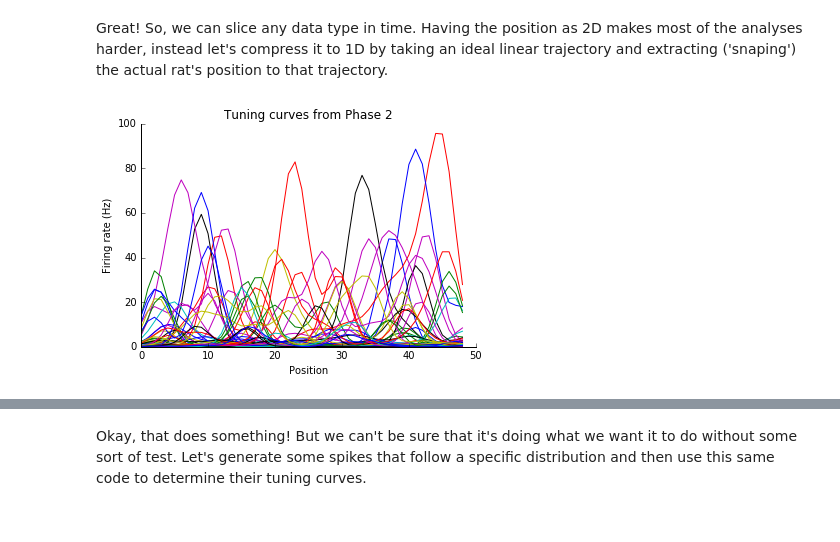
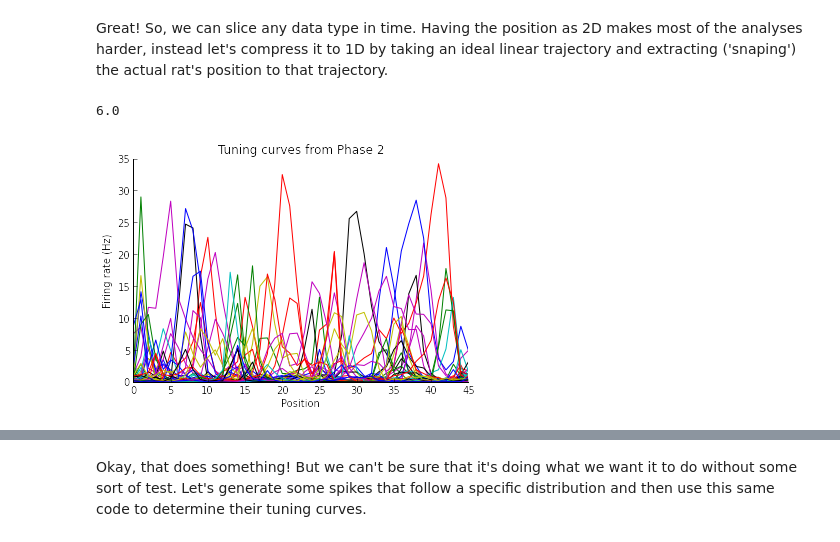
Before and after one commit to emirvine/psyc-179, a Jupyter notebook: tuning_curves.ipynb, the cells around one changed output, grey strips where cells are left out. Cells and saved outputs as stored; diff of their text form; code cells hidden in the pictures.

Commit message:
Working tuning curves in Python

```diff
--- a/tuning_curves.ipynb
+++ b/tuning_curves.ipynb
@@ -258,14 +258,14 @@ for neuron in range(len(spikes['time'])):
         phase_spikes['time'].append(time_slice(spikes['time'][neuron], t_start, t_stop))
 assert len(phase_spikes['time']) == len(spikes['time'])
 # %%
-def tuning_curve(position_z, spike_times, num_bins=100, sampling_rate=1/30.0, gaussian_shape=4):
+def tuning_curve(position_z, spike_times, num_bins=100, sampling_rate=1/30.0):
     linear_start = np.min(position_z['position'])
     linear_stop = np.max(position_z['position'])
     binned_spikes = np.zeros(num_bins)
     bin_edges = np.linspace(linear_start, linear_stop, num=num_bins)
     bin_centers = np.array((bin_edges[1:] + bin_edges[:-1]) / 2.)
     tc = []
-    gauss_tc = []
+#     gauss_tc = []
     occupancy = np.zeros(len(bin_centers))
     for pos in position_z['position']:
         pos_idx = find_nearest_idx(bin_centers, pos)
@@ -277,10 +277,9 @@ def tuning_curve(position_z, spike_times, num_bins=100, sampling_rate=1/30.0, ga
             assigned_bin = find_nearest_idx(np.array(position_z['time']), spike_time)
             which_bin = find_nearest_idx(bin_centers, position_z['position'][assigned_bin])
             spike_z[which_bin] += 1
-#         firing_rate = spike_z / (np.max(position_z['time']) - np.min(position_z['time']))
         firing_rate = np.zeros(len(bin_centers))
         firing_rate[occupied_idx] = spike_z[occupied_idx] / occupancy[occupied_idx]
         tc.append(firing_rate)
-        gauss_filter = signal.get_window(('gaussian', gaussian_shape/2.5), gaussian_shape*12.)
-        gauss_tc.append(np.convolve(firing_rate, gauss_filter, mode='same'))
-    return gauss_tc
+#         gauss_filter = signal.get_window(('gaussian', gaussian_shape/2.5), gaussian_shape*12.)
+#         gauss_tc.append(np.convolve(firing_rate, gauss_filter, mode='same'))
+    return tc
@@ -287,3 +296,7 @@ def tuning_curve(position_z, spike_times, num_bins=100, sampling_rate=1/30.0, ga
+# %%
+print 18/3.
+# %% [output]
+6.0
 # %%
 sampling_rate = 1 / 30.0
 filtering = 4
@@ -294,19 +307,19 @@ for neuron in range(len(phase_spikes['time'])):
     if (len(phase_spikes['time'][neuron]) > min_spikes) and (len(phase_spikes['time'][neuron]) <= max_spikes):
         filtered_freq_spikes['time'].append([phase_spikes['time'][neuron]])
 # %%
-filtered_tc = tuning_curve(linear_u, filtered_freq_spikes['time'], num_bins=50)
+tc = tuning_curve(linear_u, filtered_freq_spikes['time'], num_bins=47)
 # %%
 fig = plt.figure()
 ax = fig.add_subplot(111)
-for neuron in range(len(filtered_tc)):
-    ax.plot(filtered_tc[neuron])
+for curve in tc:
+    ax.plot(curve)
 ax.spines['right'].set_visible(False)
 ax.spines['top'].set_visible(False)
 ax.yaxis.set_ticks_position('left')
 ax.xaxis.set_ticks_position('bottom')
 plt.ylabel('Firing rate (Hz)')
 plt.xlabel('Position')
 plt.title('Tuning curves from Phase 2')
 plt.show()
 # %% [output]
-[figure, old version]
+[figure, new version]
```
Also changed, not shown: parts of 12 cells of this notebook, 5 other files.
